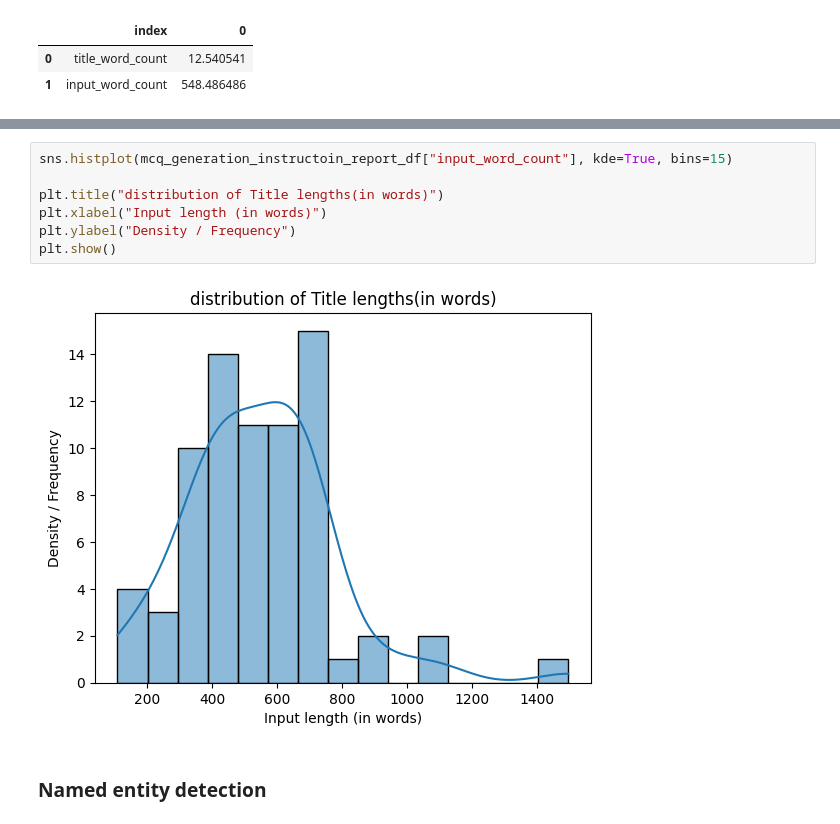
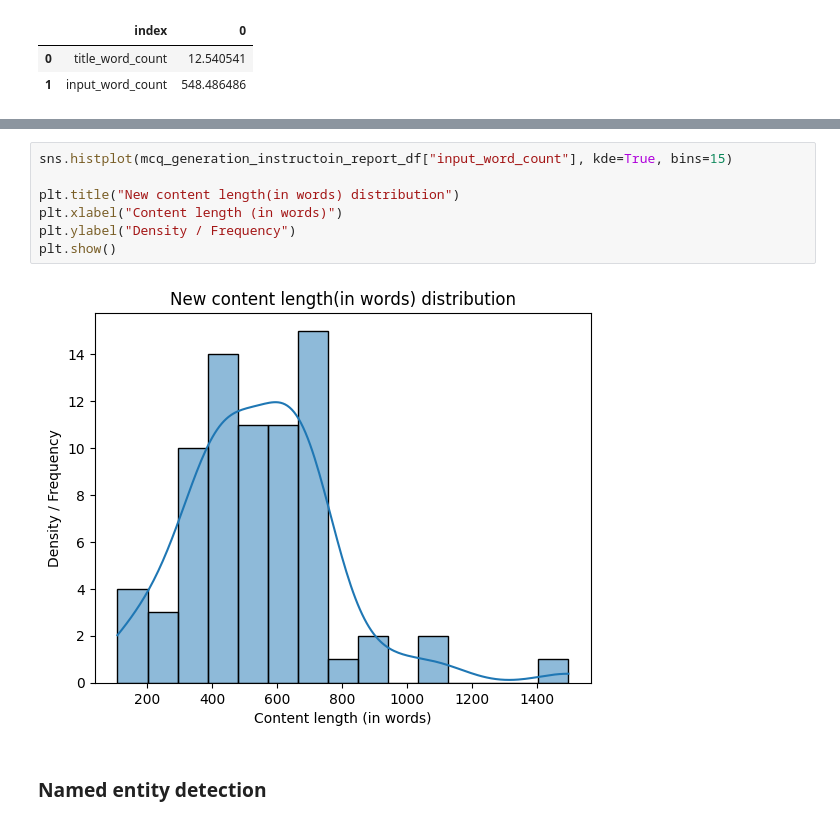
Before and after one commit to abdulwazed/Automated_MCQ_By_SLM_On_CA, a Jupyter notebook: src/03_eda_visualization.ipynb, the cells around one changed output, grey strips where cells are left out. Saved outputs shown, nothing was run; the diff lists cells and outputs as text.

```diff
--- a/src/03_eda_visualization.ipynb
+++ b/src/03_eda_visualization.ipynb
@@ -145,12 +145,12 @@ plt.show()
 # %%
 sns.histplot(mcq_generation_instructoin_report_df["input_word_count"], kde=True, bins=15)
 
-plt.title("distribution of Title lengths(in words)")
-plt.xlabel("Input length (in words)")
+plt.title("New content length(in words) distribution")
+plt.xlabel("Content length (in words)")
 plt.ylabel("Density / Frequency")
 plt.show()
 # %% [output]
-[figure, old version]
+[figure, new version]
 # %% [markdown]
 ### Named entity detection
 # %%
```
Also changed, not shown: parts of 4 cells of this notebook, 11 other files.
